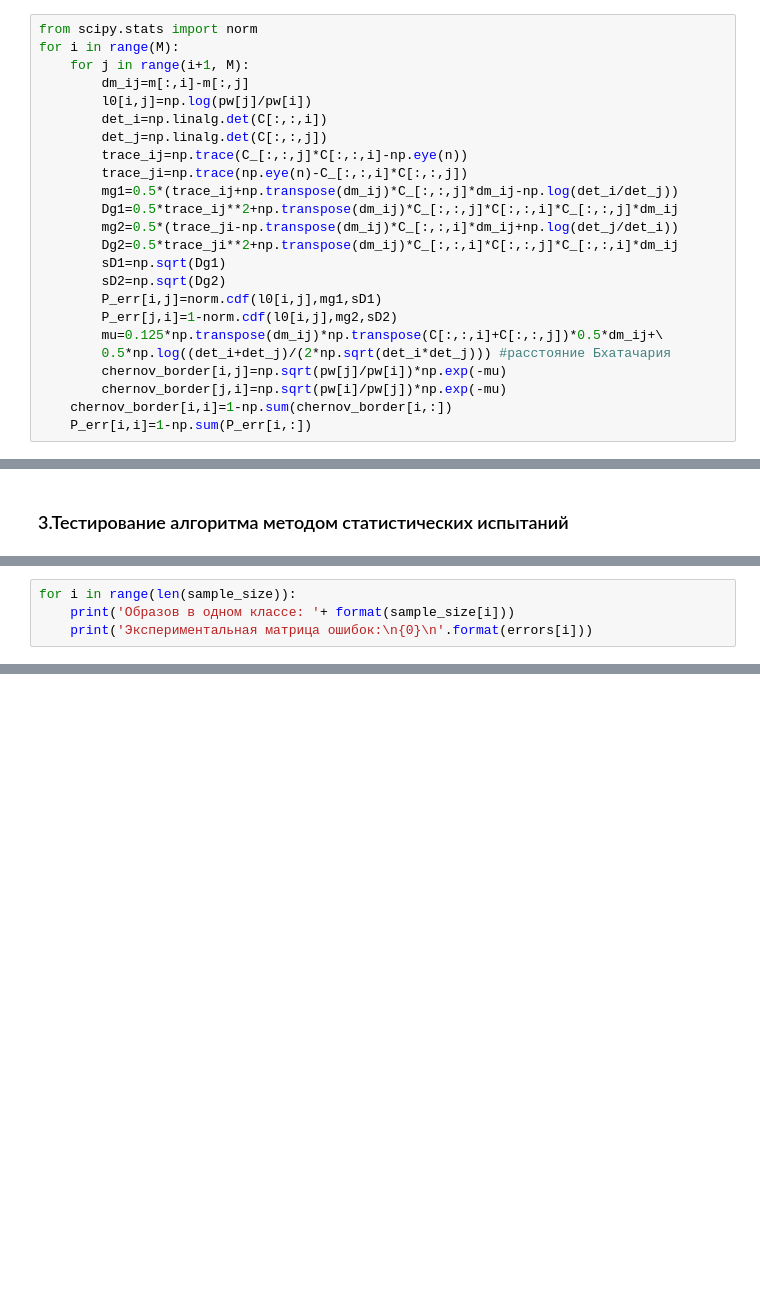
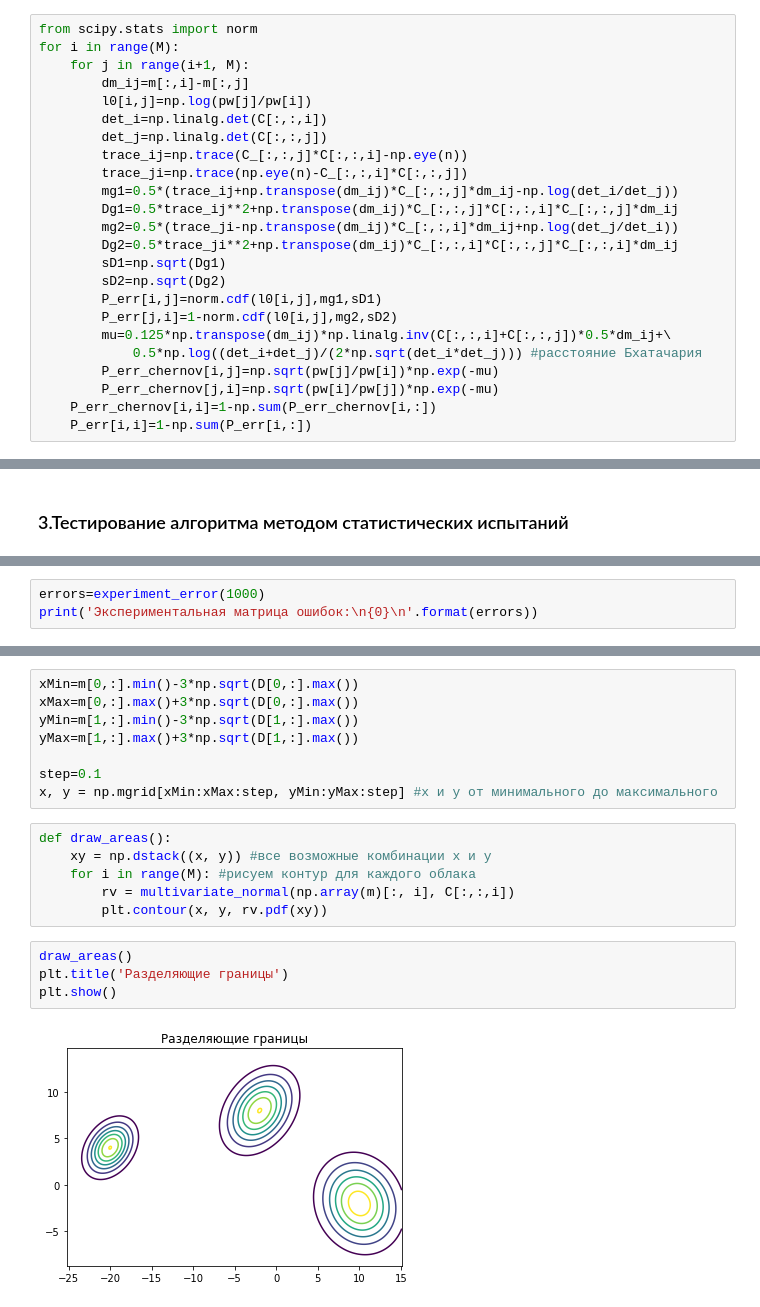
Before and after one commit to simonovEI/ml_csf, a Jupyter notebook: task3.ipynb, the cells around one changed output, grey strips where cells are left out. Cells and saved outputs as stored; diff of their text form; blank space fills up the shorter version.

```diff
--- a/task3.ipynb
+++ b/task3.ipynb
@@ -65,9 +43,9 @@ for i in range(M):
         sD2=np.sqrt(Dg2)
         P_err[i,j]=norm.cdf(l0[i,j],mg1,sD1)
         P_err[j,i]=1-norm.cdf(l0[i,j],mg2,sD2)
-        mu=0.125*np.transpose(dm_ij)*np.transpose(C[:,:,i]+C[:,:,j])*0.5*dm_ij+\
-        0.5*np.log((det_i+det_j)/(2*np.sqrt(det_i*det_j))) #расстояние Бхатачария
-        chernov_border[i,j]=np.sqrt(pw[j]/pw[i])*np.exp(-mu)
-        chernov_border[j,i]=np.sqrt(pw[i]/pw[j])*np.exp(-mu)
-    chernov_border[i,i]=1-np.sum(chernov_border[i,:])
+        mu=0.125*np.transpose(dm_ij)*np.linalg.inv(C[:,:,i]+C[:,:,j])*0.5*dm_ij+\
+            0.5*np.log((det_i+det_j)/(2*np.sqrt(det_i*det_j))) #расстояние Бхатачария
+        P_err_chernov[i,j]=np.sqrt(pw[j]/pw[i])*np.exp(-mu)
+        P_err_chernov[j,i]=np.sqrt(pw[i]/pw[j])*np.exp(-mu)
+    P_err_chernov[i,i]=1-np.sum(P_err_chernov[i,:])
     P_err[i,i]=1-np.sum(P_err[i,:])
@@ -112,5 +71,4 @@ errors=[experiment_error(i) for i in sample_size]
 # %%
-for i in range(len(sample_size)):
-    print('Образов в одном классе: '+ format(sample_size[i]))
-    print('Экспериментальная матрица ошибок:\n{0}\n'.format(errors[i]))
+errors=experiment_error(1000)
+print('Экспериментальная матрица ошибок:\n{0}\n'.format(errors))
 # %% [output]
@@ -133,0 +109,20 @@ for i in range(len(sample_size)):
+# %%
+xMin=m[0,:].min()-3*np.sqrt(D[0,:].max())
+xMax=m[0,:].max()+3*np.sqrt(D[0,:].max())
+yMin=m[1,:].min()-3*np.sqrt(D[1,:].max())
+yMax=m[1,:].max()+3*np.sqrt(D[1,:].max())
+
+step=0.1
+x, y = np.mgrid[xMin:xMax:step, yMin:yMax:step] #x и y от минимального до максимального
+# %%
+def draw_areas():
+    xy = np.dstack((x, y)) #все возможные комбинации x и y
+    for i in range(M): #рисуем контур для каждого облака
+        rv = multivariate_normal(np.array(m)[:, i], C[:,:,i])
+        plt.contour(x, y, rv.pdf(xy))
+# %%
+draw_areas()
+plt.title('Разделяющие границы')
+plt.show()
+# %% [output]
+[figure, added]
```
Also changed, not shown: parts of 16 cells of this notebook.
